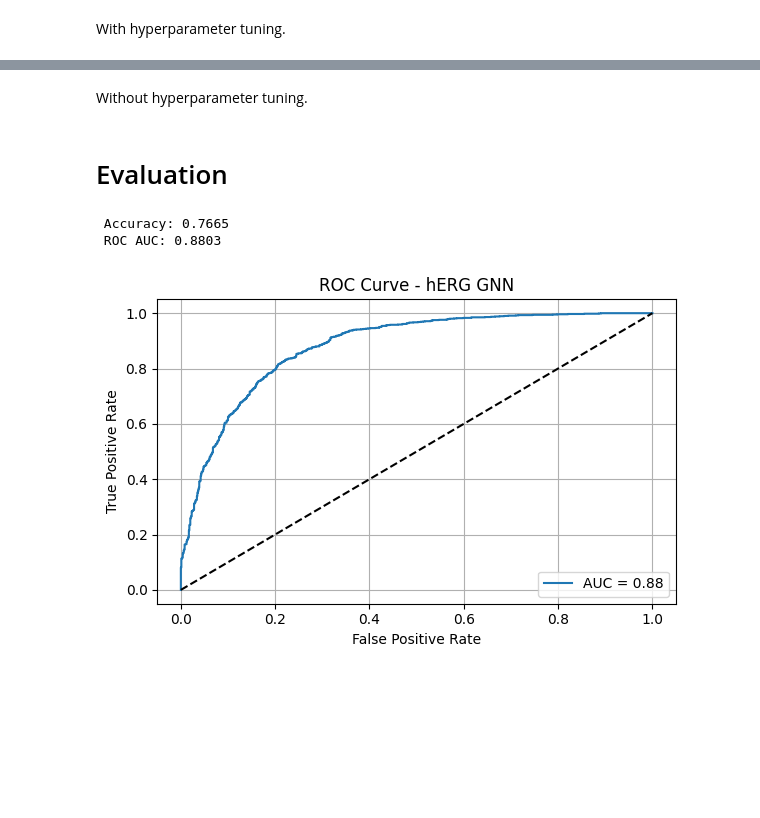
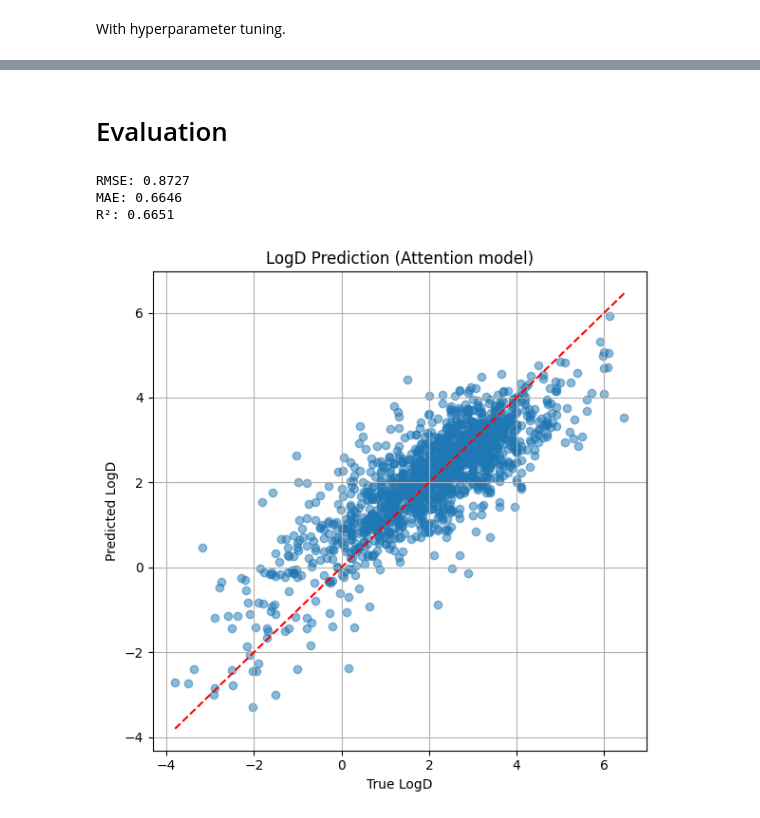
Before and after one commit to coreytaylorcompchem/comp_chem, a Jupyter notebook: ml/adme_models/logd/2025-08-26_ml_logd.ipynb, the cells around one changed output, grey strips where cells are left out. Saved outputs shown, nothing was run; the diff lists cells and outputs as text; code cells hidden in the pictures; blank space fills up the shorter version.

Commit message:
Add logd model + training and updated herg notebook

```diff
--- a/ml/adme_models/logd/2025-08-26_ml_logd.ipynb
+++ b/ml/adme_models/logd/2025-08-26_ml_logd.ipynb
@@ -244,8 +312,15 @@ def eval_epoch(model, loader, loss_fn, device):
 # %%
 def train_with_early_stopping(params):
-    model = GCN(input_dim=params['input_dim'], edge_dim=params['edge_dim'], hidden_dim=params['hidden_dim']).to(device)
+    model = GATv2Regressor(
+        input_dim=params['input_dim'],
+        edge_dim=params['edge_dim'],
+        hidden_dim=params['hidden_dim'],
+        heads=2,
+        global_feat_dim=params.get('global_feat_dim', 0)
+    )
+    model = model.to(device)
     optimizer = torch.optim.Adam(model.parameters(), lr=params['lr'])
-    loss_fn = torch.nn.BCEWithLogitsLoss(pos_weight=params.get('pos_weight'))
+    loss_fn = torch.nn.MSELoss()
 
     best_val_loss = float('inf')
     patience = 10
@@ -253,13 +328,13 @@ def train_with_early_stopping(params):
 
     for epoch in range(100):
         train_loss = train_epoch(model, train_loader, optimizer, loss_fn, device)
-        val_loss = eval_epoch(model, val_loader, loss_fn, device)
+        val_loss, _, _ = eval_epoch(model, val_loader, loss_fn, device)
         print(f"Epoch {epoch+1} | Train Loss: {train_loss:.4f} | Val Loss: {val_loss:.4f}")
 
-        if val_loss < best_val_loss:
+        if not torch.isnan(torch.tensor(val_loss)) and val_loss < best_val_loss:
             best_val_loss = val_loss
             patience_counter = 0
-            torch.save(model.state_dict(), 'best_model.pth')  # Save best model
+            torch.save(model.state_dict(), 'best_model.pth')
         else:
             patience_counter += 1
 
@@ -267,7 +342,6 @@ def train_with_early_stopping(params):
             print("Early stopping triggered")
             break
 
-    # Load best model weights
     model.load_state_dict(torch.load('best_model.pth'))
     return model
 # %% [markdown]
@@ -332,2 +401,0 @@ Best params: {'lr': 0.001, 'hidden_dim': 128, 'pos_weight': None, 'input_dim': 3
-# %% [markdown]
-Without hyperparameter tuning.
@@ -359,37 +404,36 @@ Without hyperparameter tuning.
 # %%
 model.eval()
 y_true = []
-y_scores = []
+y_pred = []
 
 with torch.no_grad():
-    for batch in loader:
+    for batch in val_loader:
         batch = batch.to(device)
-        logits = model(batch)
-        probs = torch.sigmoid(logits)
+        pred = model(batch)
         y_true.extend(batch.y.cpu().numpy())
-        y_scores.extend(probs.cpu().numpy())
+        y_pred.extend(pred.cpu().numpy())
 
-y_pred = [1 if p > 0.5 else 0 for p in y_scores]
+mse = mean_squared_error(y_true, y_pred)
+rmse = np.sqrt(mse)
+mae = mean_absolute_error(y_true, y_pred)
+r2 = r2_score(y_true, y_pred)
 
-acc = accuracy_score(y_true, y_pred)
-roc_auc = roc_auc_score(y_true, y_scores)
-fpr, tpr, _ = roc_curve(y_true, y_scores)
+print(f"\nRMSE: {rmse:.4f}")
+print(f"MAE: {mae:.4f}")
+print(f"R²: {r2:.4f}")
 
-print(f"\n Accuracy: {acc:.4f}")
-print(f" ROC AUC: {roc_auc:.4f}")
-
-# 8. Plot ROC curve
-plt.figure(figsize=(6, 4))
-plt.plot(fpr, tpr, label=f"AUC = {roc_auc:.2f}")
-plt.plot([0, 1], [0, 1], 'k--')
-plt.xlabel("False Positive Rate")
-plt.ylabel("True Positive Rate")
-plt.title("ROC Curve - hERG GNN")
-plt.legend(loc="lower right")
+# Plot true vs predicted
+plt.figure(figsize=(6, 6))
+plt.scatter(y_true, y_pred, alpha=0.5)
+plt.plot([min(y_true), max(y_true)], [min(y_true), max(y_true)], 'r--')
+plt.xlabel("True LogD")
+plt.ylabel("Predicted LogD")
+plt.title("LogD Prediction (Attention model)")
 plt.grid(True)
 plt.tight_layout()
 plt.show()
 # %% [output]
- Accuracy: 0.7665
- ROC AUC: 0.8803
+RMSE: 0.8727
+MAE: 0.6646
+R²: 0.6651
-[figure, old version]
+[figure, new version]
```
Also changed, not shown: parts of 33 cells of this notebook, 5 other files.
